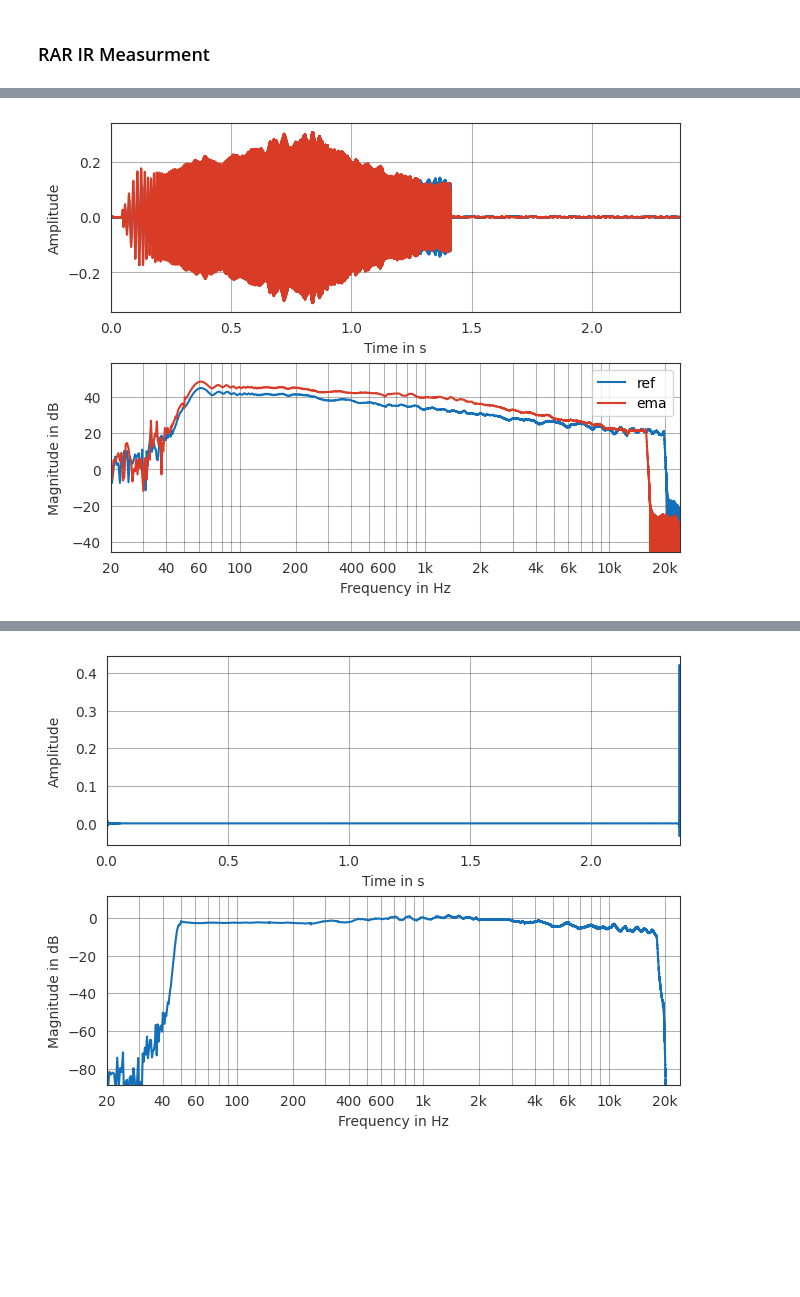
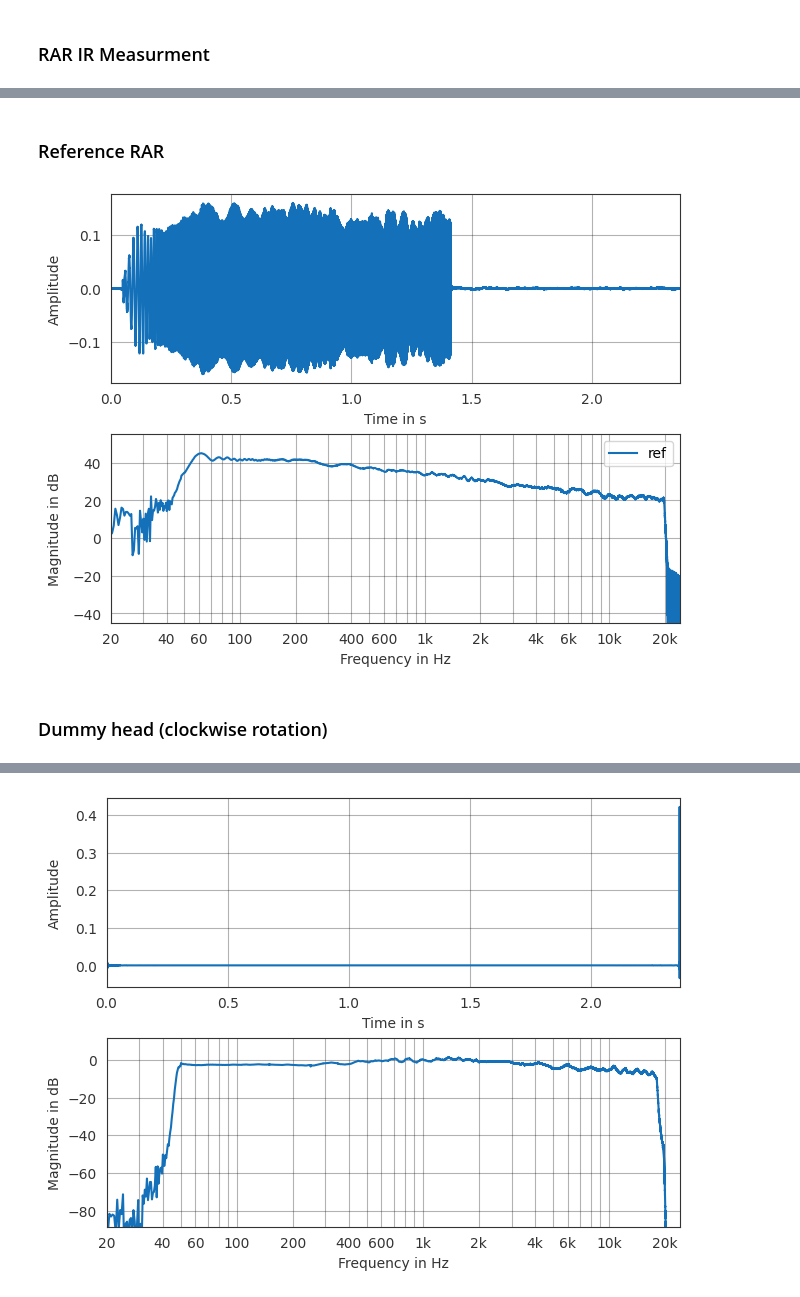
Before and after one commit to Microphone-Array-Project/ema2ambisonics, a Jupyter notebook: Measurement.ipynb, the cells around one changed output, grey strips where cells are left out. Drawn from its saved outputs; the diff is of its cells as text; code cells hidden in the pictures; blank space fills up the shorter version.

```diff
--- a/Measurement.ipynb
+++ b/Measurement.ipynb
@@ -120,3 +120,5 @@ loaded = pf.io.read_audio(r"Measurements/25_01_20_ema_16_rar.wav")
+# %% [markdown]
+### Reference RAR
 # %%
 ref_rar = np.zeros((5, sweep.n_samples))
 
@@ -130,12 +132,12 @@ for i in range(5):
 # %%
 ref_rar_sig = pf.Signal(ref_rar, fs)
 ref_rar_sig = pf.dsp.average(ref_rar_sig, caxis=0)
 
 pf.plot.time_freq(ref_rar_sig, label='ref')
-pf.plot.time_freq(meas[0], label='ema')
+# pf.plot.time_freq(meas[0], label='ema')
 
 plt.legend()
 plt.show()
 # %% [output]
-[figure, old version]
+[figure, new version]
 # %%
@@ -142,0 +145,2 @@ pf.io.write_audio(ref_rar_sig, r"Measurements/25_01_20_ref_rar_50Hz_20kHz.wav")
+# %% [markdown]
+### Dummy head (clockwise rotation)
```
Also changed, not shown: parts of 12 cells of this notebook, 12 other files.
